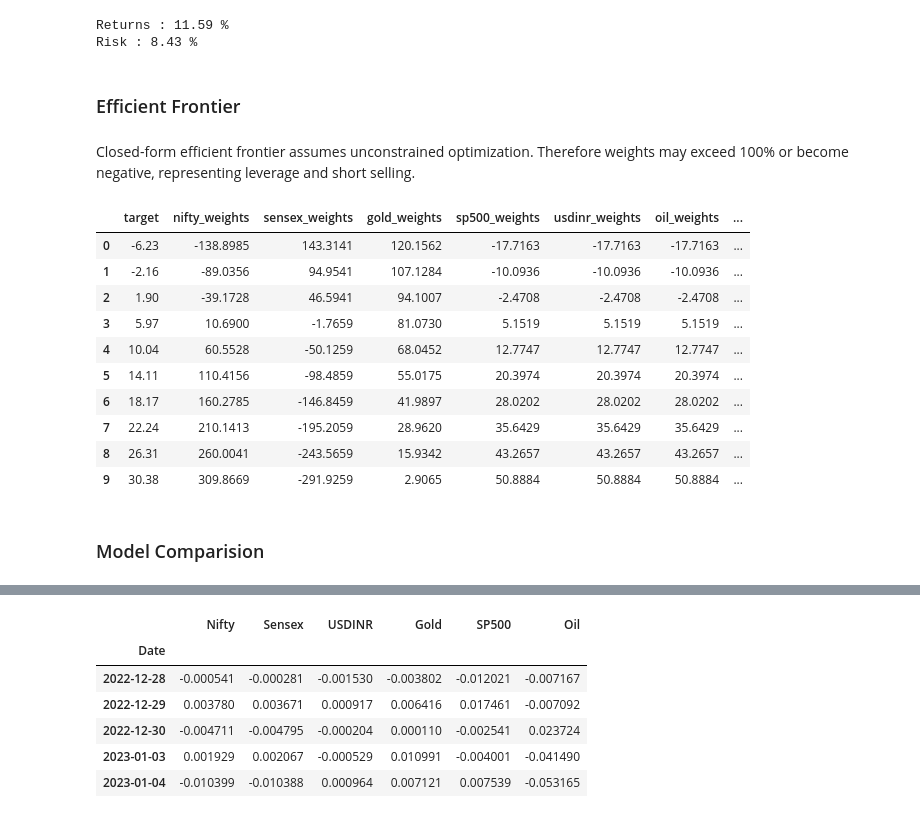
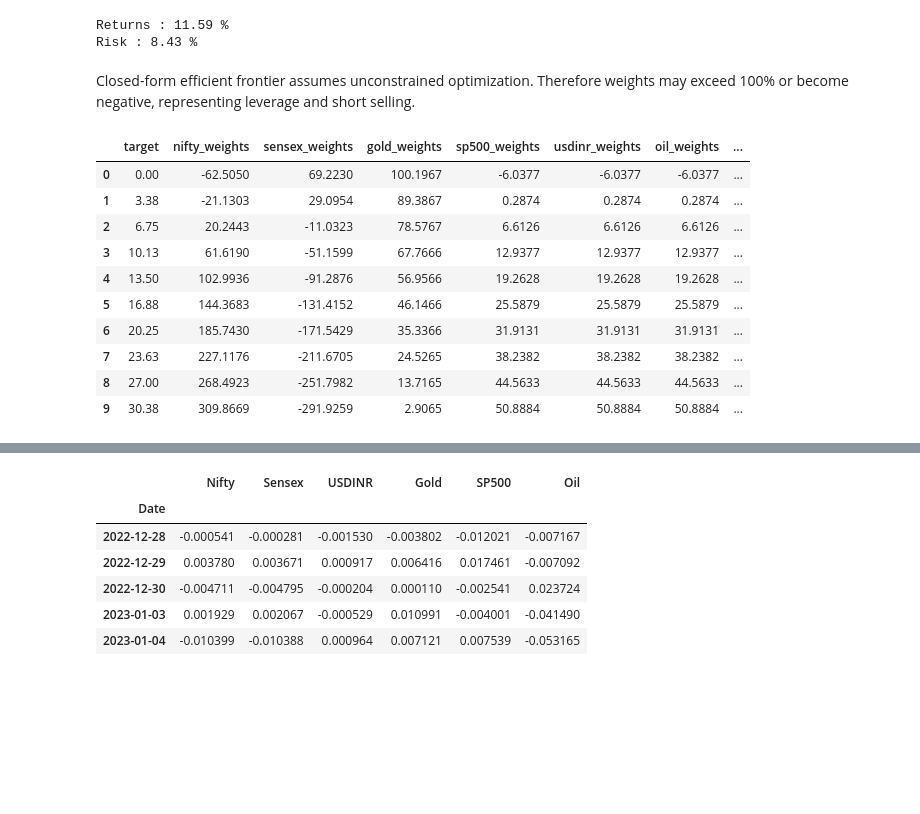
Before and after one commit to eshannaik/Portfolio-Management, a Jupyter notebook: Portfolio Management.ipynb, the cells around one changed output, grey strips where cells are left out. Drawn from its saved outputs; the diff is of its cells as text; code cells hidden in the pictures; blank space fills up the shorter version.

```diff
--- a/Portfolio Management.ipynb
+++ b/Portfolio Management.ipynb
@@ -463,8 +414,6 @@ print("Risk :",round(risk_minvar * 100,2),"%")
 # %% [output]
 Returns : 11.59 %
 Risk : 8.43 %
-# %% [markdown]
-### Efficient Frontier
 # %% [markdown]
 Closed-form efficient frontier assumes unconstrained optimization.
 Therefore weights may exceed 100% or become negative, representing leverage and short selling.
@@ -482,41 +431,39 @@ def efficient_frontier(mu,cov,target):
 
     return w_mvo
 # %%
-targets = np.linspace(mu.min(), mu.max(), 10)
+targets = np.linspace(0, mu.max(), 10)
 rows = []
 
 for t in targets:
     res = efficient_frontier(mu,cov,t)
 
     frontier_returns = portfolio_return(res, mu)
     frontier_risks = portfolio_risk(res, cov)
 
     rows.append({
         'target':round(t*100,2),
         "nifty_weights":round(res[0]*100,4),
         "sensex_weights":round(res[1]*100,4),
         "gold_weights":round(res[2]*100,4),
         "sp500_weights":round(res[3]*100,4),
         "usdinr_weights":round(res[3]*100,4),
         "oil_weights":round(res[3]*100,4),
-        "return":frontier_returns,
+        "expected_return":frontier_returns,
         "risk":frontier_risks
     })
 
 frontier_df = pd.DataFrame(rows)
 frontier_df
 # %% [output]
 |  | target | nifty_weights | sensex_weights | gold_weights | sp500_weights | usdinr_weights | oil_weights | ... |
-| 0 | -6.23 | -138.8985 | 143.3141 | 120.1562 | -17.7163 | -17.7163 | -17.7163 | ... |
-| 1 | -2.16 | -89.0356 | 94.9541 | 107.1284 | -10.0936 | -10.0936 | -10.0936 | ... |
-| 2 | 1.90 | -39.1728 | 46.5941 | 94.1007 | -2.4708 | -2.4708 | -2.4708 | ... |
-| 3 | 5.97 | 10.6900 | -1.7659 | 81.0730 | 5.1519 | 5.1519 | 5.1519 | ... |
-| 4 | 10.04 | 60.5528 | -50.1259 | 68.0452 | 12.7747 | 12.7747 | 12.7747 | ... |
-| 5 | 14.11 | 110.4156 | -98.4859 | 55.0175 | 20.3974 | 20.3974 | 20.3974 | ... |
-| 6 | 18.17 | 160.2785 | -146.8459 | 41.9897 | 28.0202 | 28.0202 | 28.0202 | ... |
-| 7 | 22.24 | 210.1413 | -195.2059 | 28.9620 | 35.6429 | 35.6429 | 35.6429 | ... |
-| 8 | 26.31 | 260.0041 | -243.5659 | 15.9342 | 43.2657 | 43.2657 | 43.2657 | ... |
+| 0 | 0.00 | -62.5050 | 69.2230 | 100.1967 | -6.0377 | -6.0377 | -6.0377 | ... |
+| 1 | 3.38 | -21.1303 | 29.0954 | 89.3867 | 0.2874 | 0.2874 | 0.2874 | ... |
+| 2 | 6.75 | 20.2443 | -11.0323 | 78.5767 | 6.6126 | 6.6126 | 6.6126 | ... |
+| 3 | 10.13 | 61.6190 | -51.1599 | 67.7666 | 12.9377 | 12.9377 | 12.9377 | ... |
+| 4 | 13.50 | 102.9936 | -91.2876 | 56.9566 | 19.2628 | 19.2628 | 19.2628 | ... |
+| 5 | 16.88 | 144.3683 | -131.4152 | 46.1466 | 25.5879 | 25.5879 | 25.5879 | ... |
+| 6 | 20.25 | 185.7430 | -171.5429 | 35.3366 | 31.9131 | 31.9131 | 31.9131 | ... |
+| 7 | 23.63 | 227.1176 | -211.6705 | 24.5265 | 38.2382 | 38.2382 | 38.2382 | ... |
+| 8 | 27.00 | 268.4923 | -251.7982 | 13.7165 | 44.5633 | 44.5633 | 44.5633 | ... |
 | 9 | 30.38 | 309.8669 | -291.9259 | 2.9065 | 50.8884 | 50.8884 | 50.8884 | ... |
-# %% [markdown]
-### Model Comparision
 # %%
```
Also changed, not shown: parts of 40 cells of this notebook.
